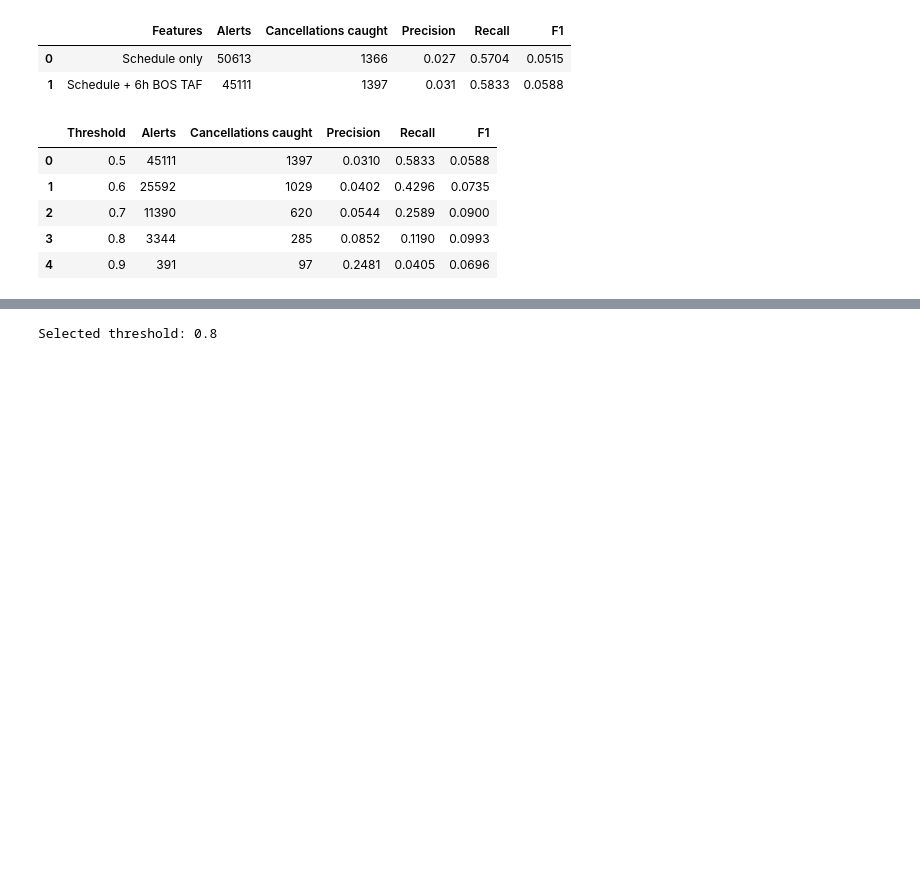
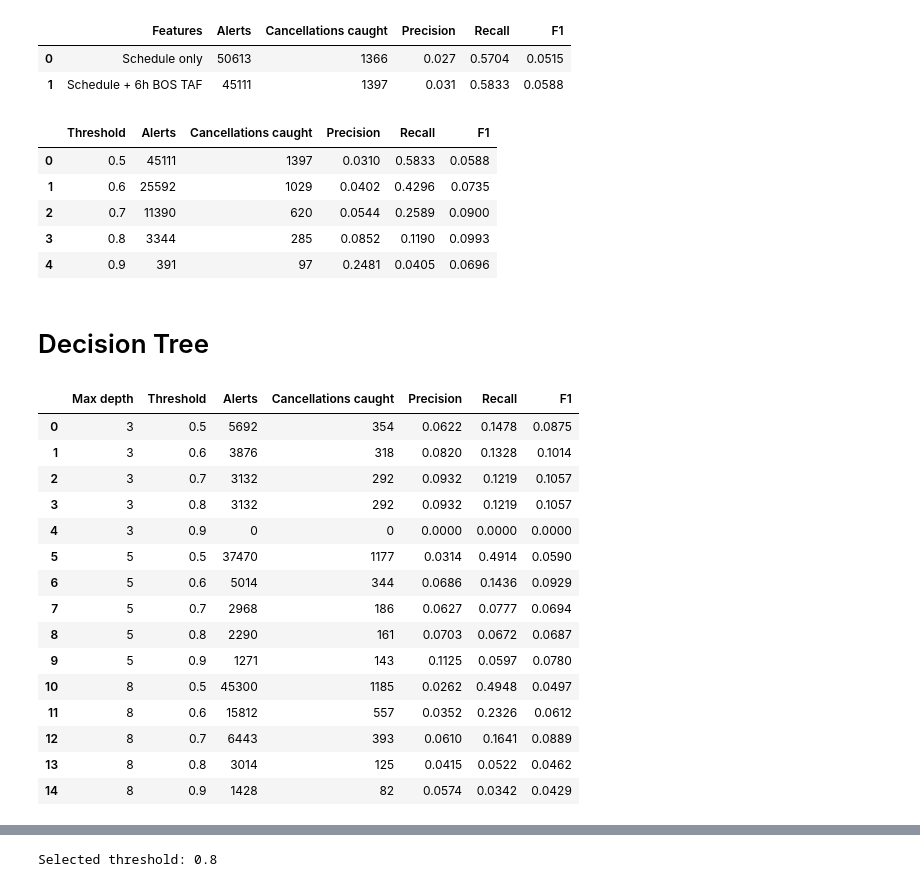
Before and after one commit to asher1371796-phy/CS506-Final-Project-Flight-Delay, a Jupyter notebook: Modeling.ipynb, the cells around one changed output, grey strips where cells are left out. Drawn from its saved outputs; the diff is of its cells as text; code cells hidden in the pictures; blank space fills up the shorter version.

```diff
--- a/Modeling.ipynb
+++ b/Modeling.ipynb
@@ -167,0 +176,19 @@ X_val_6h = hstack([X_val_weather, val_taf_scaled], format="csr")
+# %%
+#  Evaluate delay prediction thresholds on the 2025 validation set
+delay_results = []
+for threshold in [0.3, 0.4, 0.5, 0.6, 0.7, 0.8, 0.9]:
+    pred = (delay_scores > threshold).astype(int)
+    delay_results.append({
+        "Threshold": threshold,
+        "Alerts": int(pred.sum()),
+        "Delays caught": int(((pred == 1) & (y_val == 1)).sum()),
+        "Precision": precision_score(y_val, pred, zero_division=0),
+        "Recall": recall_score(y_val, pred, zero_division=0),
+        "F1": f1_score(y_val, pred, zero_division=0),
+    })
+
+delay_threshold_table = pd.DataFrame(delay_results)
+best_row = delay_threshold_table["F1"].idxmax()
+best_delay_threshold = delay_threshold_table.loc[best_row, "Threshold"]
+print("Selected delay threshold (2025 validation):", best_delay_threshold)
+delay_threshold_table.round(4)
@@ -386,3 +457,46 @@ threshold_table.round(4)
 | 2 | 0.7 | 11390 | 620 | 0.0544 | 0.2589 | 0.0900 |
 | 3 | 0.8 | 3344 | 285 | 0.0852 | 0.1190 | 0.0993 |
 | 4 | 0.9 | 391 | 97 | 0.2481 | 0.0405 | 0.0696 |
+# %% [markdown]
+# Decision Tree
+# %%
+#  Evaluate cancellation prediction thresholds on the 2025 validation set
+cancel_tree_results = []
+
+for depth in [3, 5, 8]:
+    cancel_tree = DecisionTreeClassifier(max_depth=depth, class_weight="balanced", random_state=42)
+    cancel_tree.fit(X_cancel_train_6h, y_cancel_train)
+    tree_scores = cancel_tree.predict_proba(X_cancel_val_6h)[:, 1]
+
+    for threshold in threshold_table["Threshold"]:
+        # Only alert when the cancellation score is strictly above the threshold
+        pred = (tree_scores > threshold).astype(int)
+        cancel_tree_results.append({
+            "Max depth": depth,
+            "Threshold": threshold,
+            "Alerts": int(pred.sum()),
+            "Cancellations caught": int(((pred == 1) & (y_cancel_val == 1)).sum()),
+            "Precision": precision_score(y_cancel_val, pred, zero_division=0),
+            "Recall": recall_score(y_cancel_val, pred),
+            "F1": f1_score(y_cancel_val, pred),
+        })
+
+cancel_tree_table = pd.DataFrame(cancel_tree_results)
+cancel_tree_table.round(4)
+# %% [output]
+|  | Max depth | Threshold | Alerts | Cancellations caught | Precision | Recall | F1 |
+| 0 | 3 | 0.5 | 5692 | 354 | 0.0622 | 0.1478 | 0.0875 |
+| 1 | 3 | 0.6 | 3876 | 318 | 0.0820 | 0.1328 | 0.1014 |
+| 2 | 3 | 0.7 | 3132 | 292 | 0.0932 | 0.1219 | 0.1057 |
+| 3 | 3 | 0.8 | 3132 | 292 | 0.0932 | 0.1219 | 0.1057 |
+| 4 | 3 | 0.9 | 0 | 0 | 0.0000 | 0.0000 | 0.0000 |
+| 5 | 5 | 0.5 | 37470 | 1177 | 0.0314 | 0.4914 | 0.0590 |
+| 6 | 5 | 0.6 | 5014 | 344 | 0.0686 | 0.1436 | 0.0929 |
+| 7 | 5 | 0.7 | 2968 | 186 | 0.0627 | 0.0777 | 0.0694 |
+| 8 | 5 | 0.8 | 2290 | 161 | 0.0703 | 0.0672 | 0.0687 |
+| 9 | 5 | 0.9 | 1271 | 143 | 0.1125 | 0.0597 | 0.0780 |
+| 10 | 8 | 0.5 | 45300 | 1185 | 0.0262 | 0.4948 | 0.0497 |
+| 11 | 8 | 0.6 | 15812 | 557 | 0.0352 | 0.2326 | 0.0612 |
+| 12 | 8 | 0.7 | 6443 | 393 | 0.0610 | 0.1641 | 0.0889 |
+| 13 | 8 | 0.8 | 3014 | 125 | 0.0415 | 0.0522 | 0.0462 |
+| 14 | 8 | 0.9 | 1428 | 82 | 0.0574 | 0.0342 | 0.0429 |
```
Also changed, not shown: parts of 34 cells of this notebook, 1 other file.
